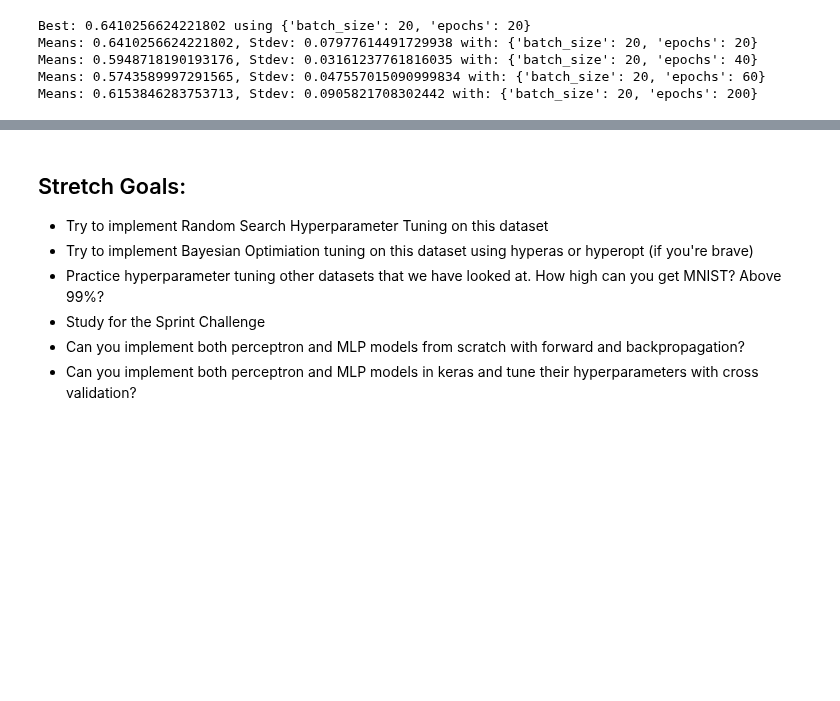
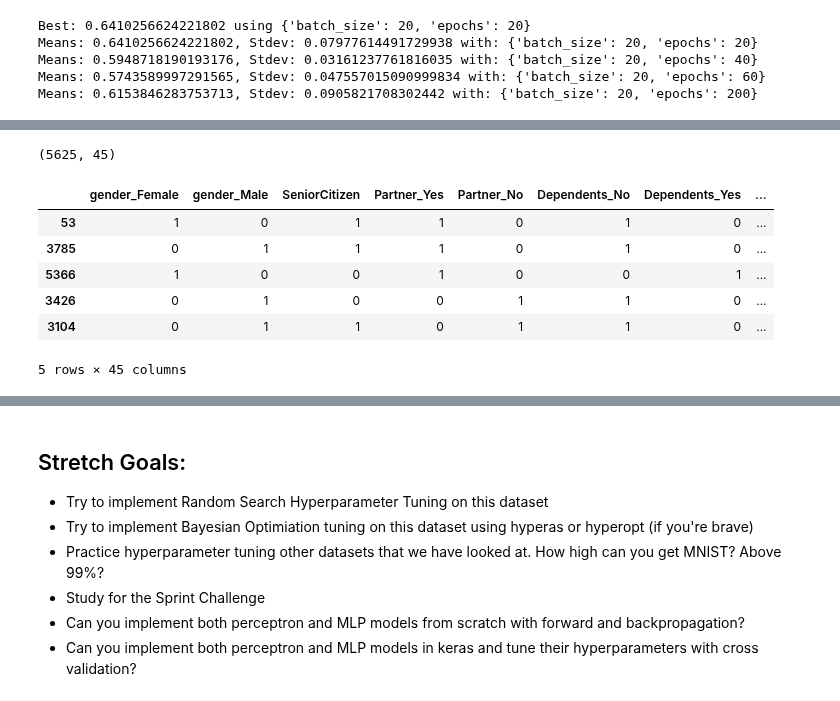
Before and after one commit to bloominstituteoftechnology/DS-Unit-4-Sprint-2-Neural-Networks, a Jupyter notebook: module4-Hyperparameter-Tuning/Study_Guide_424_Hyperparameter_Tuning_Assignment.ipynb, the cells around one changed output, grey strips where cells are left out. Cells and saved outputs as stored; diff of their text form; code cells hidden in the pictures; blank space fills up the shorter version.

```diff
--- a/module4-Hyperparameter-Tuning/Study_Guide_424_Hyperparameter_Tuning_Assignment.ipynb
+++ b/module4-Hyperparameter-Tuning/Study_Guide_424_Hyperparameter_Tuning_Assignment.ipynb
@@ -726,0 +766,47 @@ Means: 0.6153846283753713, Stdev: 0.0905821708302442 with: {'batch_size': 20, 'e
+# %%
+def prep2(df, target):
+
+
+    # Change Total Charges to float and drop NaN
+    rows = df[df['TotalCharges'] == " "]
+    df = df.drop(rows.index, axis=0)
+    df['TotalCharges'] = df['TotalCharges'].astype(float)
+
+    # Split
+    training, testing = train_test_split(df, test_size=.2)
+
+    # Make X, y and drop appropriate columns and high catagoricals
+    X_train = training.drop(columns=[target, 'customerID'])
+    y_train = training[target]
+    X_test = testing.drop(columns=[target, 'customerID'])
+    y_test = testing[target]
+
+
+    processor = make_pipeline(
+        ce.OneHotEncoder(use_cat_names=True),
+#         SimpleImputer(strategy='median'), # Use when a normalized dataframe is needed
+#         StandardScaler() # Use when a normalized dataframe is needed
+    )
+
+    binary = {'No': 0, 'Yes': 1}
+    y_train = y_train.map(binary)
+    y_test = y_test.map(binary)
+
+    X_process_train = processor.fit_transform(X_train)
+    X_process_test = processor.transform(X_test)
+
+    return X_process_train,y_train, X_process_test, y_test
+# %%
+Xtrain, ytrain, Xtest, ytest = prep2(df2, 'Churn')
+# %%
+print(Xtrain.shape)
+Xtrain.head()
+# %% [output]
+(5625, 45)
+|  | gender_Female | gender_Male | SeniorCitizen | Partner_Yes | Partner_No | Dependents_No | Dependents_Yes | ... |
+| 53 | 1 | 0 | 1 | 1 | 0 | 1 | 0 | ... |
+| 3785 | 0 | 1 | 1 | 1 | 0 | 1 | 0 | ... |
+| 5366 | 1 | 0 | 0 | 1 | 0 | 0 | 1 | ... |
+| 3426 | 0 | 1 | 0 | 0 | 1 | 1 | 0 | ... |
+| 3104 | 0 | 1 | 1 | 0 | 1 | 1 | 0 | ... |
+5 rows × 45 columns
```
Also changed, not shown: parts of 20 cells of this notebook, 3 other files.
